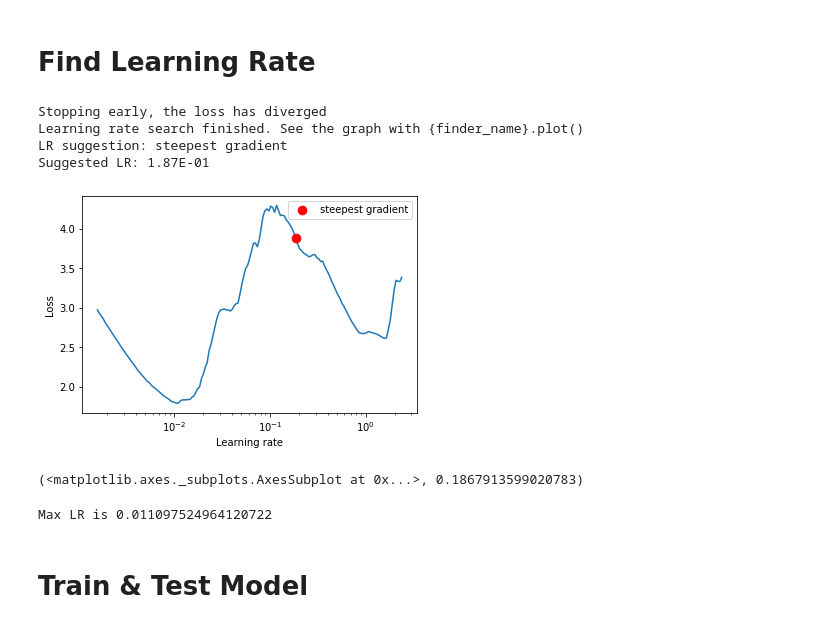
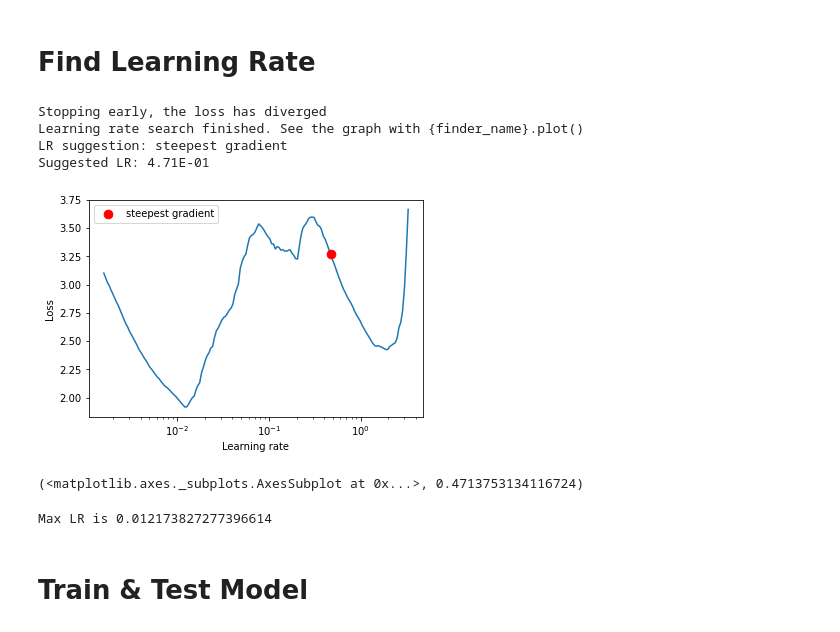
Before and after one commit to MPGarg/Assignment-8, a Jupyter notebook: EVA8_Assigment_8.ipynb, the cells around one changed output. Cells and saved outputs as stored; diff of their text form; code cells hidden in the pictures.

```diff
--- a/EVA8_Assigment_8.ipynb
+++ b/EVA8_Assigment_8.ipynb
@@ -101,26 +101,26 @@ Files already downloaded and verified
 # Find Learning Rate
 # %%
 import copy
-model = Custom_ResNet().to(device)
+model = Custom_ResNet(0.05).to(device)
 model_exp = copy.deepcopy(model)
 optimizer = torch.optim.SGD(model_exp.parameters(), lr=0.001, momentum=0.9,weight_decay=0.005)
 criterion = nn.CrossEntropyLoss()
 lr_finder = LRFinder(model_exp, optimizer, criterion, device=device)
 lr_finder.range_test(trainloader_mod, end_lr=10, num_iter=200)
 lr_finder.plot()
 # %% [output]
 Stopping early, the loss has diverged
 Learning rate search finished. See the graph with {finder_name}.plot()
 LR suggestion: steepest gradient
-Suggested LR: 1.87E-01
+Suggested LR: 4.71E-01
-[figure, old version]
+[figure, new version]
-(<matplotlib.axes._subplots.AxesSubplot at 0x...>, 0.1867913599020783)
+(<matplotlib.axes._subplots.AxesSubplot at 0x...>, 0.4713753134116724)
 # %%
 min_loss = min(lr_finder.history['loss'])
 ler_rate = lr_finder.history['lr'][np.argmin(lr_finder.history['loss'], axis=0)]
 print("Max LR is {}".format(ler_rate))
 # %% [output]
-Max LR is 0.011097524964120722
+Max LR is 0.012173827277396614
 # %% [markdown]
 # Train & Test Model
 # %%
```
Also changed, not shown: parts of 5 cells of this notebook.
